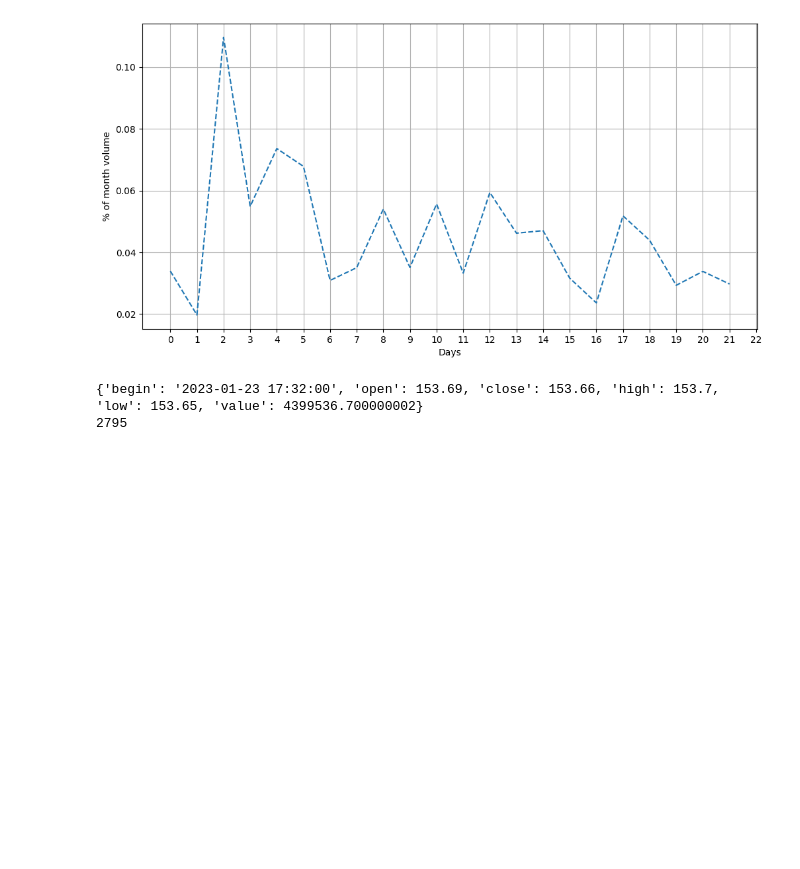
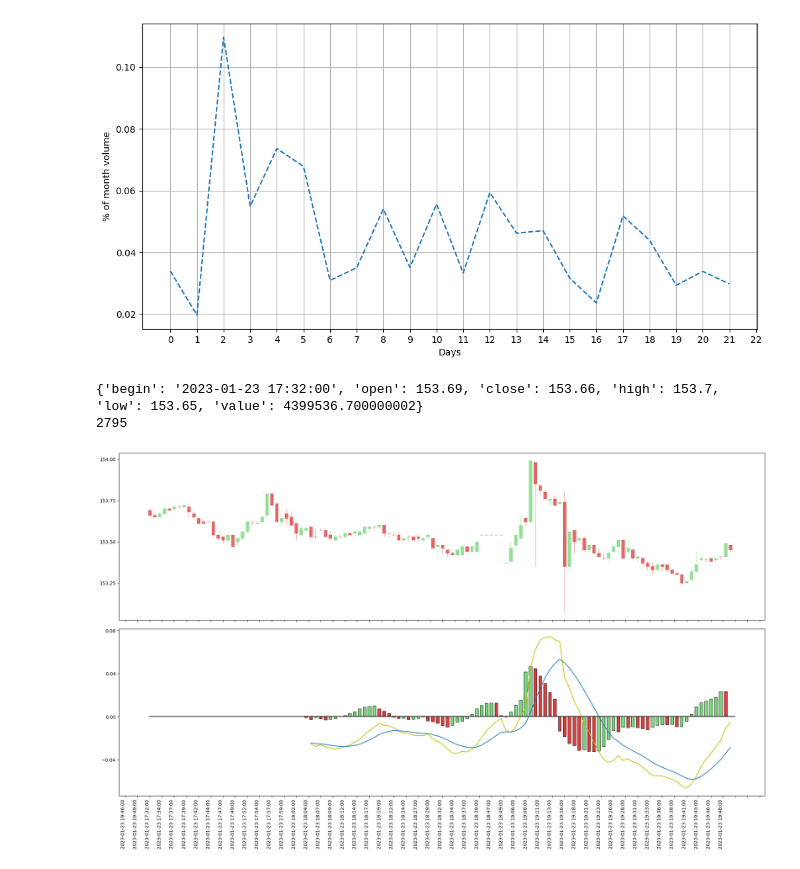
Before and after one commit to FlameDanita/MOEX_Assistant, a Jupyter notebook: apimoex.ipynb, the cells around one changed output. Drawn from its saved outputs; the diff is of its cells as text; code cells hidden in the pictures; blank space fills up the shorter version.

Commit message:
Plot minutes by ta-lib

```diff
--- a/apimoex.ipynb
+++ b/apimoex.ipynb
@@ -196,6 +200,65 @@ print(len(view.sep_candles['minutes']['open']))
 {'begin': '2023-01-23 17:32:00', 'open': 153.69, 'close': 153.66, 'high': 153.7, 'low': 153.65, 'value': 4399536.700000002}
 2795
 # %%
-lim = 60
-quotes['close'] = numpy.asarray(quotes['close'])
-macd, macdsignal, macdhist = talib.MACD(quotes['close'], fastperiod=12, slowperiod=26, signalperiod=9)
+lim = 120
+view.sep_candles['minutes']['close'] = np.asarray(view.sep_candles['minutes']['close'])
+macd, macdsignal, macdhist = talib.MACD(view.sep_candles['minutes']['close'], fastperiod=12, slowperiod=26, signalperiod=9)
+
+low = 0
+up = low + lim
+# %%
+# оформить в функцию
+
+fig, ax = plt.subplots(2, sharex=True, figsize=(20, 12))
+
+ax[0].xaxis.set_major_locator(ticker.MaxNLocator(60))
+ax[0].yaxis.set_major_locator(ticker.MaxNLocator(5))
+ax[1].yaxis.set_major_locator(ticker.MaxNLocator(5))
+candlestick2_ohlc(ax[0], view.sep_candles['minutes']['open'][low:up],
+    view.sep_candles['minutes']['high'][low:up], view.sep_candles['minutes']['low'][low:up],
+    view.sep_candles['minutes']['close'][low:up], width=0.6, colorup='#77d879', colordown='#db3f3f')
+
+xdate = view.sep_candles['minutes']['begin'][low:up]
+def chart_date(x,pos):
+    try:
+        return xdate[int(x)]
+    except IndexError:
+        return ''
+
+ax[0].xaxis.set_major_formatter(ticker.FuncFormatter(chart_date))
+
+fig.autofmt_xdate(rotation=90)
+fig.tight_layout()
+
+ax[1].plot(macd[low:up], color="y")
+ax[1].plot(macdsignal[low:up])
+ax[1].hlines(0, 0, lim, color = 'black')
+
+idx = np.argwhere(np.diff(np.sign(macd[low:up] - macdsignal[low:up])) != 0).reshape(-1) + 0
+inters_g ,inters_r = [], []
+
+flag = not True
+for offset, elem in enumerate(macd[low:up]):
+    if offset in idx and flag:
+        inters_g.append(np.nan)
+        inters_r.append(elem)
+        flag = False
+    elif offset in idx and not flag:
+        inters_g.append(elem)
+        inters_r.append(np.nan)
+        flag = True
+    else:
+        inters_g.append(np.nan)
+        inters_r.append(np.nan)
+#ax[1].plot(inters_g, 'g^')
+#ax[1].plot(inters_r, 'rv')
+
+hist_data = []
+bascet = 0
+for offset, elem in enumerate(macdhist[low:up]):
+    hist_data.append((macd[low:up][offset] - macdsignal[low:up][offset]))
+#volume_overlay(ax[2],quotes['open'],quotes['close'],quotes['volume'], colorup='g', colordown='r', width=1)
+volume_overlay2(ax[1],macd[low:up] - macdsignal[low:up],hist_data, colorup='#77d879', colordown='#db3f3f', width=0.6)
+plt.show()
+# %% [output]
+[figure, added]
```
Also changed, not shown: parts of 1 cell of this notebook, 1 other file.
